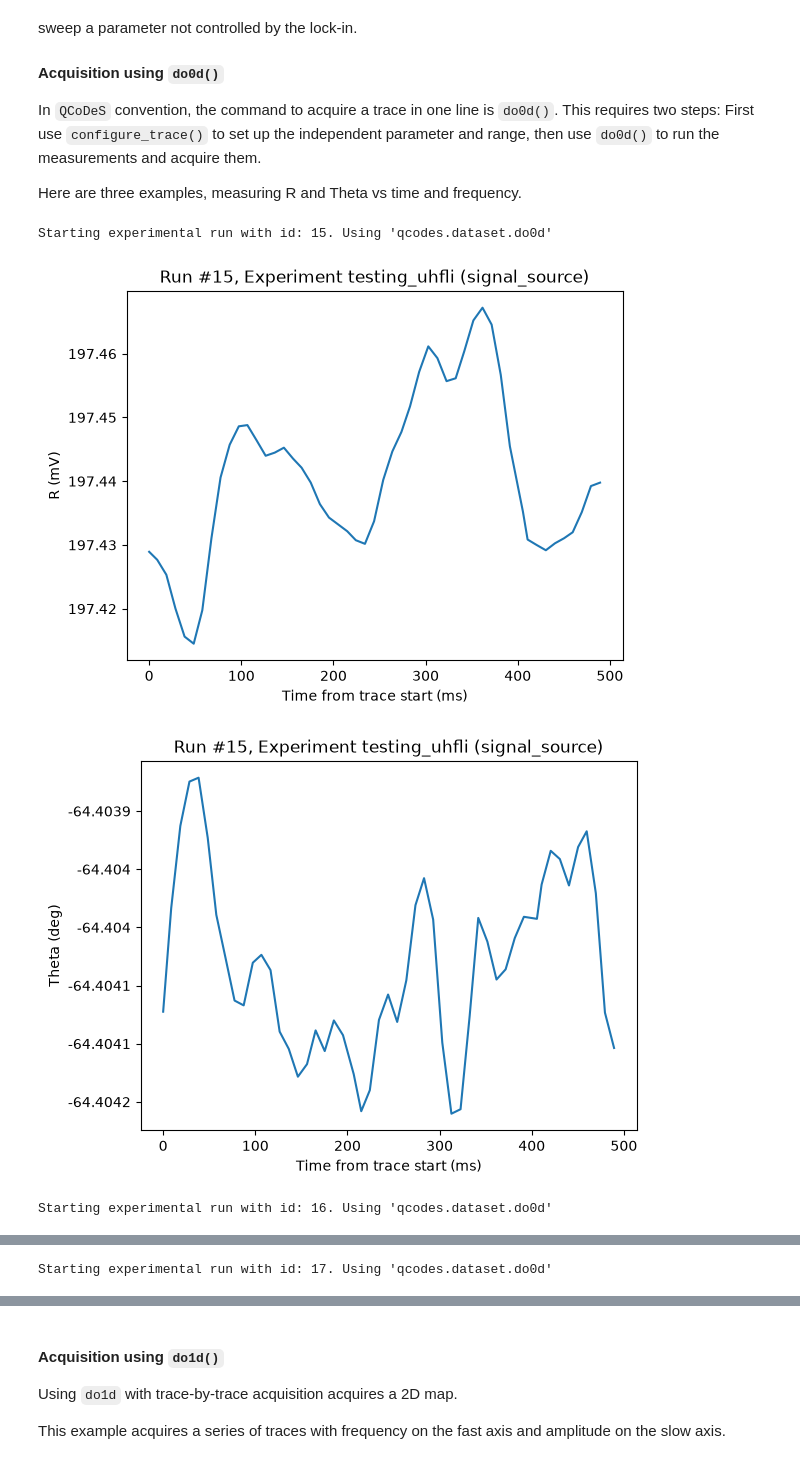
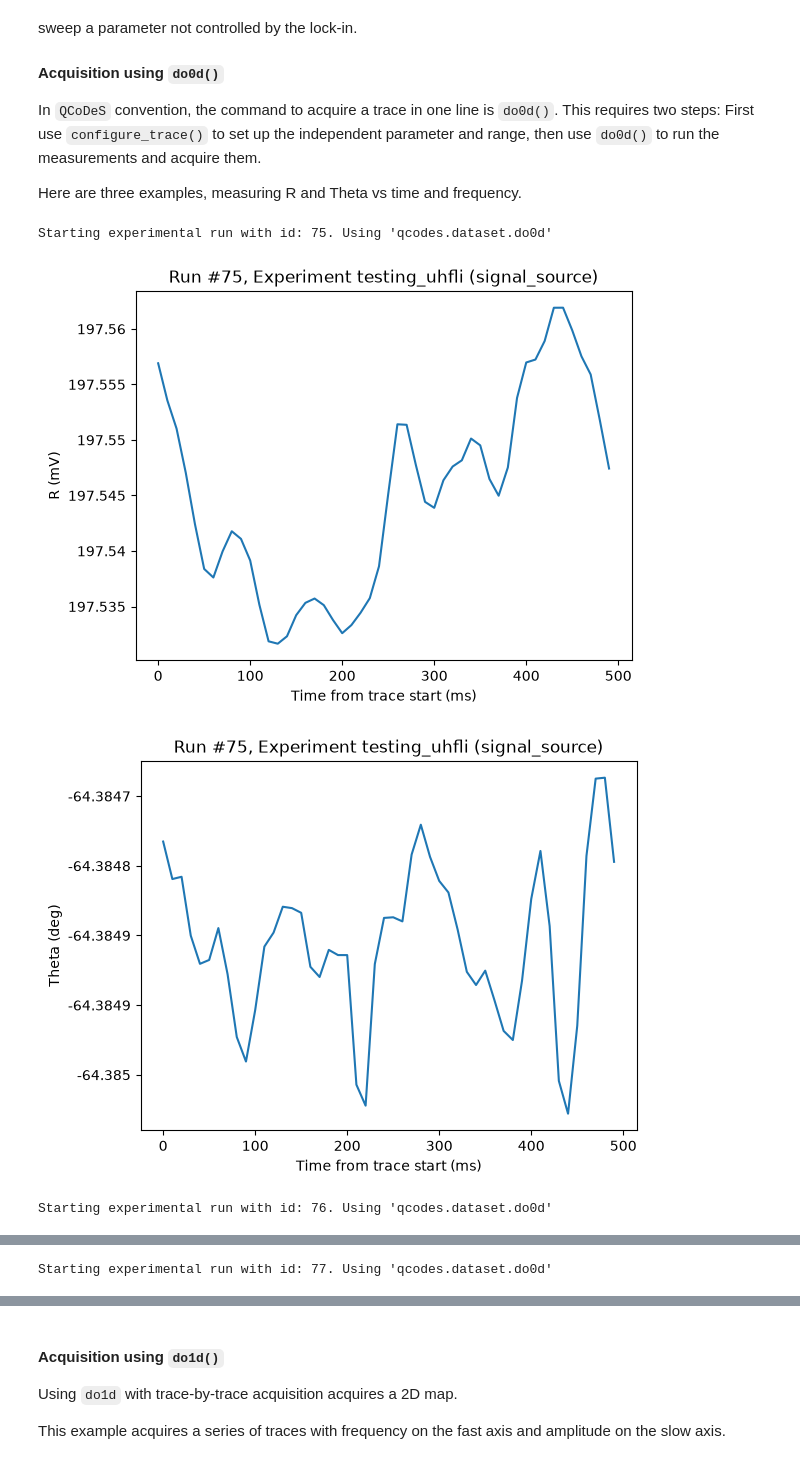
Before and after one commit to QCoDeS/Qcodes_contrib_drivers, a Jupyter notebook: docs/examples/ZurichInstruments_lockins.ipynb, the cells around one changed output, grey strips where cells are left out. Drawn from its saved outputs; the diff is of its cells as text; code cells hidden in the pictures.

Commit message:
Fix Zurich trace time grids and test scalar acquisition

```diff
--- a/docs/examples/ZurichInstruments_lockins.ipynb
+++ b/docs/examples/ZurichInstruments_lockins.ipynb
@@ -300,37 +307,39 @@ This requires two steps: First use `configure_trace()` to set up the independent
 
 Here are three examples, measuring R and Theta vs time and frequency.
 # %%
-# Acquire a trace vs time:
+# Acquire a trace vs time. Zurich's convention for DAQ traces is that the time between grid points is Delta = duration / points. In other words, the first point is at t=0 and the last point is at t = duration - Delta. This sweep will run from t=0 to t=0.49 s.
+# This trace uses grid_mode = 2 (linear interpolation), which is the default.
 trace = lockin.configure_trace(
-    duration=0.5, points=51,
+    duration=0.5, points=50,
     demod=0, parameters=("r", "theta"),
 )
 do0d(trace, do_plot=True)
 plt.show()  # Show the first pair of traces.
 
-# Acquire a trace vs frequency:
+# Acquire a trace vs frequency.
+# Zurich's convention for sweeper traces is more intuitive; the first point is at start and the last point is at stop. This sweep will run from 1 kHz to 500 kHz.
 trace = lockin.configure_trace(
     sweep_parameter=oscillator.freq,
     start=1e3, stop=500e3, points=51,
     parameters=("r", "theta"),
     settling_time=0.1,      # Minimum settling time at each step (s). See https://docs.zhinst.com/labone_api_user_manual/modules/sweeper/index.html#specifying-the-sweepers-settling-time
     averaging_time=0.1,     # Minimum averaging time at each step (s). See https://docs.zhinst.com/labone_api_user_manual/modules/sweeper/index.html#specifying-the-sweepers-averaging-time
 )
 do0d(trace, do_plot=True)
 plt.show()  # Show the second pair of traces.
 
 # Acquire a trace vs frequency, with logarithmic frequency spacing:
 trace = lockin.configure_trace(
     sweep_parameter=oscillator.freq,
     start=1e3, stop=500e3, points=51,
     parameters=("r", "theta"),
     settling_time=0.1,      # Minimum settling time at each step (s)
     averaging_time=0.1,     # Minimum averaging time at each step (s)
     spacing="log",          # Use logarithmic frequency spacing
 )
 do0d(trace, do_plot=True)
 # %% [output]
-Starting experimental run with id: 15. Using 'qcodes.dataset.do0d'
+Starting experimental run with id: 75. Using 'qcodes.dataset.do0d'
-[figure, old version]
+[figure, new version]
-[figure, old version]
+[figure, new version]
-Starting experimental run with id: 16. Using 'qcodes.dataset.do0d'
+Starting experimental run with id: 76. Using 'qcodes.dataset.do0d'
@@ -338,2 +347,2 @@ Starting experimental run with id: 16. Using 'qcodes.dataset.do0d'
 [figure]
-Starting experimental run with id: 17. Using 'qcodes.dataset.do0d'
+Starting experimental run with id: 77. Using 'qcodes.dataset.do0d'
```
Also changed, not shown: parts of 11 cells of this notebook, 6 other files.
